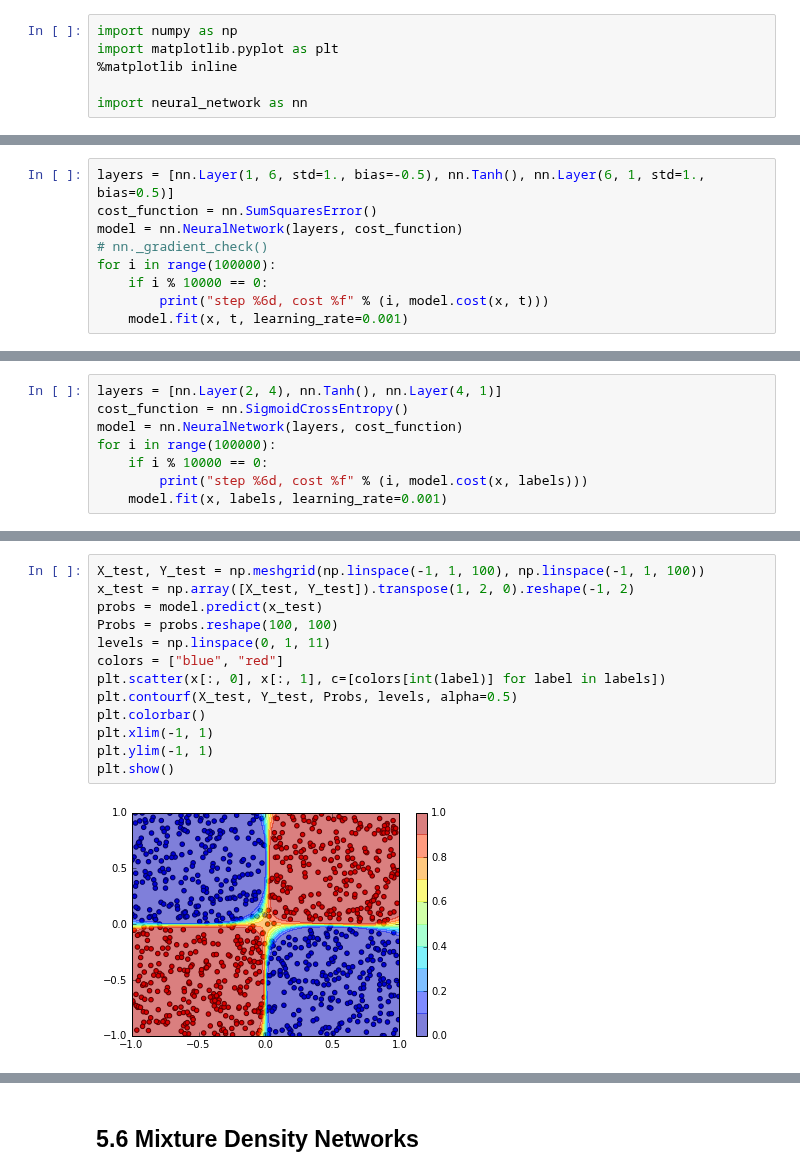
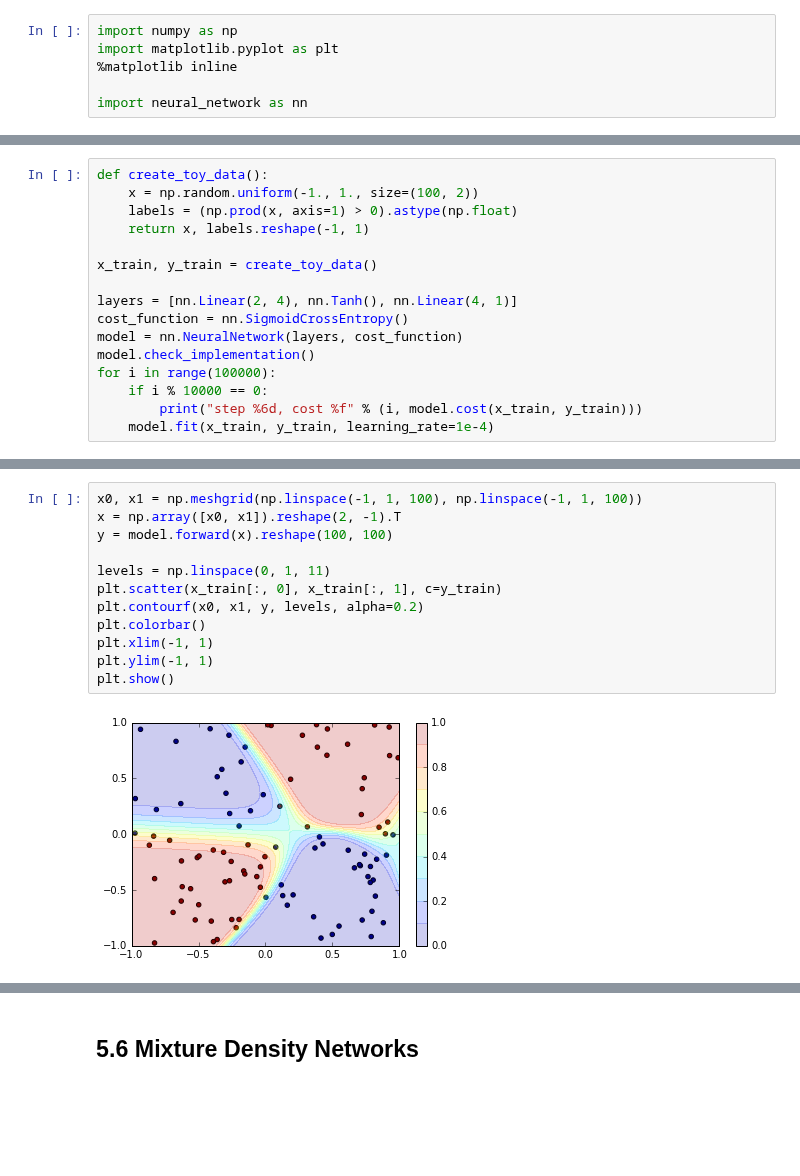
Before and after one commit to ctgk/PRML, a Jupyter notebook: ch05_Neural_Networks.ipynb, the cells around one changed output, grey strips where cells are left out. Cells and saved outputs as stored; diff of their text form; blank space fills up the shorter version.

Commit message:
regularization for neural networks

```diff
--- a/ch05_Neural_Networks.ipynb
+++ b/ch05_Neural_Networks.ipynb
@@ -21,10 +42,17 @@ x, t = create_toy_dataset(func)
 # %%
-layers = [nn.Layer(1, 6, std=1., bias=-0.5), nn.Tanh(), nn.Layer(6, 1, std=1., bias=0.5)]
-cost_function = nn.SumSquaresError()
+def create_toy_data():
+    x = np.random.uniform(-1., 1., size=(100, 2))
+    labels = (np.prod(x, axis=1) > 0).astype(np.float)
+    return x, labels.reshape(-1, 1)
+
+x_train, y_train = create_toy_data()
+
+layers = [nn.Linear(2, 4), nn.Tanh(), nn.Linear(4, 1)]
+cost_function = nn.SigmoidCrossEntropy()
 model = nn.NeuralNetwork(layers, cost_function)
-# nn._gradient_check()
+model.check_implementation()
 for i in range(100000):
     if i % 10000 == 0:
-        print("step %6d, cost %f" % (i, model.cost(x, t)))
-    model.fit(x, t, learning_rate=0.001)
+        print("step %6d, cost %f" % (i, model.cost(x_train, y_train)))
+    model.fit(x_train, y_train, learning_rate=1e-4)
 # %% [output]
@@ -62,8 +73,0 @@ x, labels = create_toy_dataset()
-# %%
-layers = [nn.Layer(2, 4), nn.Tanh(), nn.Layer(4, 1)]
-cost_function = nn.SigmoidCrossEntropy()
-model = nn.NeuralNetwork(layers, cost_function)
-for i in range(100000):
-    if i % 10000 == 0:
-        print("step %6d, cost %f" % (i, model.cost(x, labels)))
-    model.fit(x, labels, learning_rate=0.001)
@@ -81,15 +74,14 @@ step  90000, cost 21.350048
 # %%
-X_test, Y_test = np.meshgrid(np.linspace(-1, 1, 100), np.linspace(-1, 1, 100))
-x_test = np.array([X_test, Y_test]).transpose(1, 2, 0).reshape(-1, 2)
-probs = model.predict(x_test)
-Probs = probs.reshape(100, 100)
+x0, x1 = np.meshgrid(np.linspace(-1, 1, 100), np.linspace(-1, 1, 100))
+x = np.array([x0, x1]).reshape(2, -1).T
+y = model.forward(x).reshape(100, 100)
+
 levels = np.linspace(0, 1, 11)
-colors = ["blue", "red"]
-plt.scatter(x[:, 0], x[:, 1], c=[colors[int(label)] for label in labels])
-plt.contourf(X_test, Y_test, Probs, levels, alpha=0.5)
+plt.scatter(x_train[:, 0], x_train[:, 1], c=y_train)
+plt.contourf(x0, x1, y, levels, alpha=0.2)
 plt.colorbar()
 plt.xlim(-1, 1)
 plt.ylim(-1, 1)
 plt.show()
 # %% [output]
-[figure, old version]
+[figure, new version]
```
Also changed, not shown: parts of 17 cells of this notebook, 1 other file.
